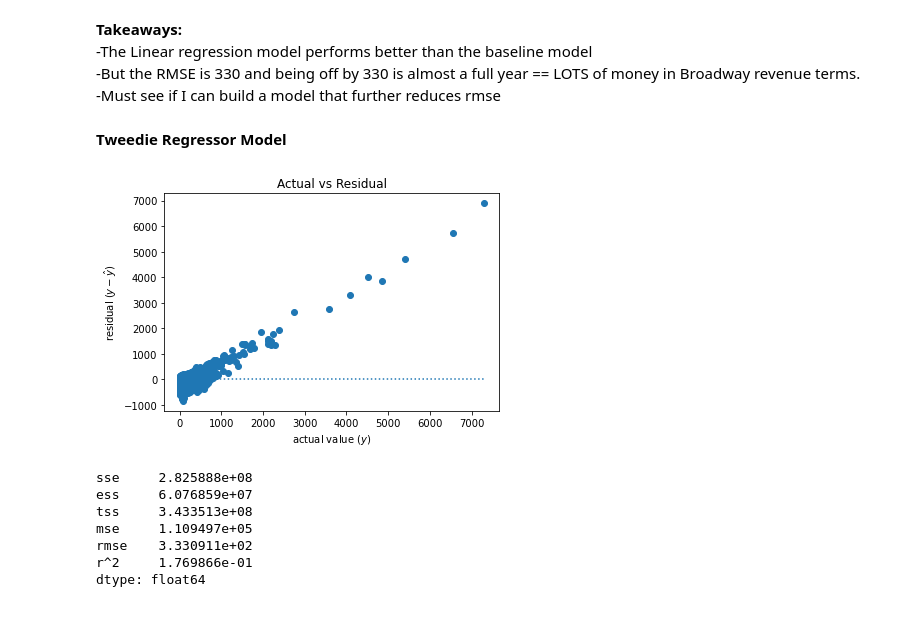
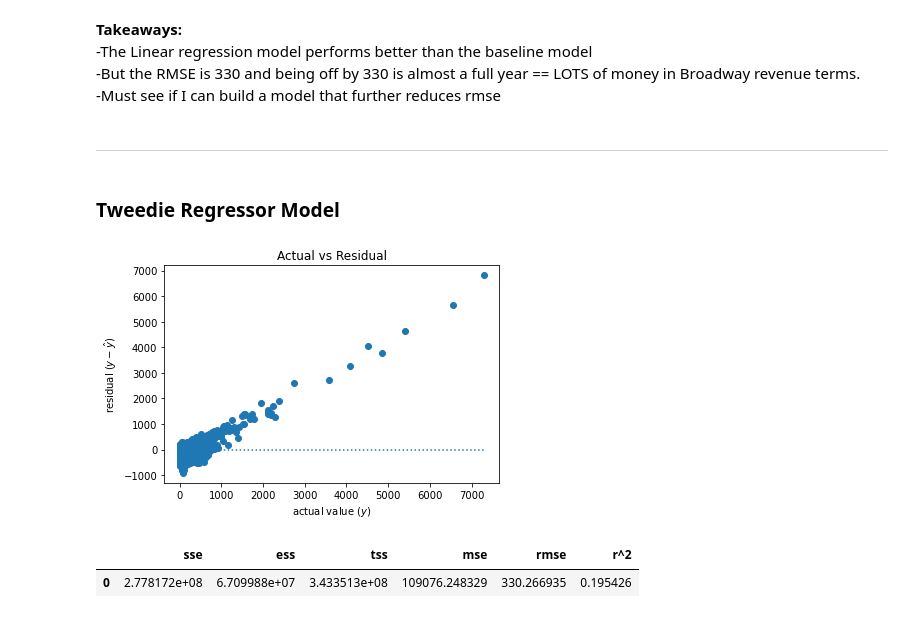
Before and after one commit to justin-m-sullivan/broadway_shows_fade_to_black, a Jupyter notebook: explore_workbook.ipynb, the cells around one changed output. Drawn from its saved outputs; the diff is of its cells as text; code cells hidden in the pictures.

Commit message:
more modeling

```diff
--- a/explore_workbook.ipynb
+++ b/explore_workbook.ipynb
@@ -337,8 +209,12 @@ X = partitions[1:4]
 
 # fit the minmaxscaler to X_train
 X_train = X[0]
+X_validate = X[1]
+X_test = X[2]
 
 scaler = MinMaxScaler(copy=True).fit(X_train[scaled_vars])
+scaler = MinMaxScaler(copy=True).fit(X_validate[scaled_vars])
+scaler = MinMaxScaler(copy=True).fit(X_test[scaled_vars])
 
 def scale_and_concat(df):
     scaled_array = scaler.transform(df[scaled_vars])
@@ -490,30 +410,45 @@ ValueError: matmul: Input operand 1 has a mismatch in its core dimension 0, with
 -The Linear regression model performs better than the baseline model<br>
 -But the RMSE is 330 and being off by 330 is almost a full year == LOTS of money in Broadway revenue terms.<br>
 -Must see if I can build a model that further reduces rmse
+# %% [markdown]
+---
 # %% [markdown]
-**Tweedie Regressor Model**
+### Tweedie Regressor Model
 # %%
 # create the model object
 glm = TweedieRegressor(power=0, alpha=0)
 
 # fit the model to our training data. We must specify the column in y_train,
 # since we have converted it to a dataframe from a series!
-glm.fit(X_train, y_train.length_of_run)
+glm.fit(X_train[['is_revival', 'Production Type_Concert',
+       'Production Type_Original Production', 'Production Type_Premiere',
+       'Production Type_Production', 'Production Type_Revised Production',
+       'Production Type_Revival', 'Show Type_Ballet', 'Show Type_Dance',
+       'Show Type_Musical', 'Show Type_One-Acts', 'Show Type_Opera Bouffe',
+       'Show Type_Operetta', 'Show Type_Other', 'Show Type_Performance',
+       'Show Type_Play', 'Show Type_Play with Music', 'Show Type_Solo',
+       'Show Type_Vaudeville', 'scaled_Year', 'scaled_N People',
+       'scaled_N Performers', 'scaled_N Creative Team', 'scaled_theatre_id',
+       'scaled_Theatre Capacity']], y_train.length_of_run)
 
 # predict train
-y_train['yhat_glm'] = glm.predict(X_train)
+y_train['yhat_glm'] = glm.predict(X_train[['is_revival', 'Production Type_Concert',
+       'Production Type_Original Production', 'Production Type_Premiere',
+       'Production Type_Production', 'Production Type_Revised Production',
+       'Production Type_Revival', 'Show Type_Ballet', 'Show Type_Dance',
+       'Show Type_Musical', 'Show Type_One-Acts', 'Show Type_Opera Bouffe',
+       'Show Type_Operetta', 'Show Type_Other', 'Show Type_Performance',
+       'Show Type_Play', 'Show Type_Play with Music', 'Show Type_Solo',
+       'Show Type_Vaudeville', 'scaled_Year', 'scaled_N People',
+       'scaled_N Performers', 'scaled_N Creative Team', 'scaled_theatre_id',
+       'scaled_Theatre Capacity']])
 
 #Use evaluate model to visualize the residuals
 evaluate.plot_residuals(y_train.length_of_run, y_train.yhat_glm)
 
 #How does the GLM model perform on in-sample data?
-evaluate.regression_errors(y_train.length_of_run, y_train.yhat_glm)
+pd.DataFrame(evaluate.regression_errors(y_train.length_of_run, y_train.yhat_glm)).T
 # %% [output]
-[figure, old version]
+[figure, new version]
-sse     2.825888e+08
-ess     6.076859e+07
-tss     3.433513e+08
-mse     1.109497e+05
-rmse    3.330911e+02
-r^2     1.769866e-01
-dtype: float64
+|  | sse | ess | tss | mse | rmse | r^2 |
+| 0 | 2.778172e+08 | 6.709988e+07 | 3.433513e+08 | 109076.248329 | 330.266935 | 0.195426 |
```
Also changed, not shown: parts of 21 cells of this notebook.
